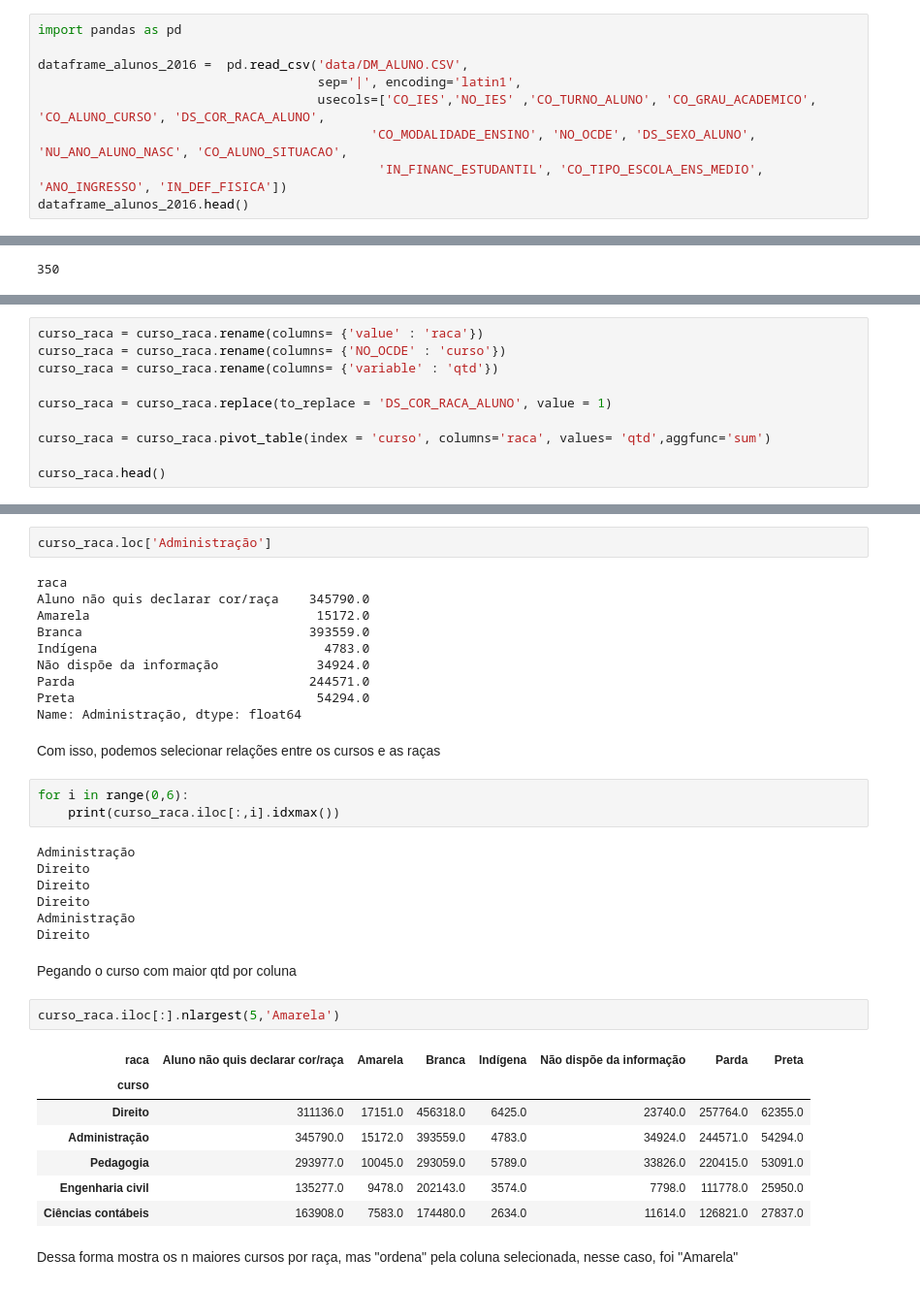
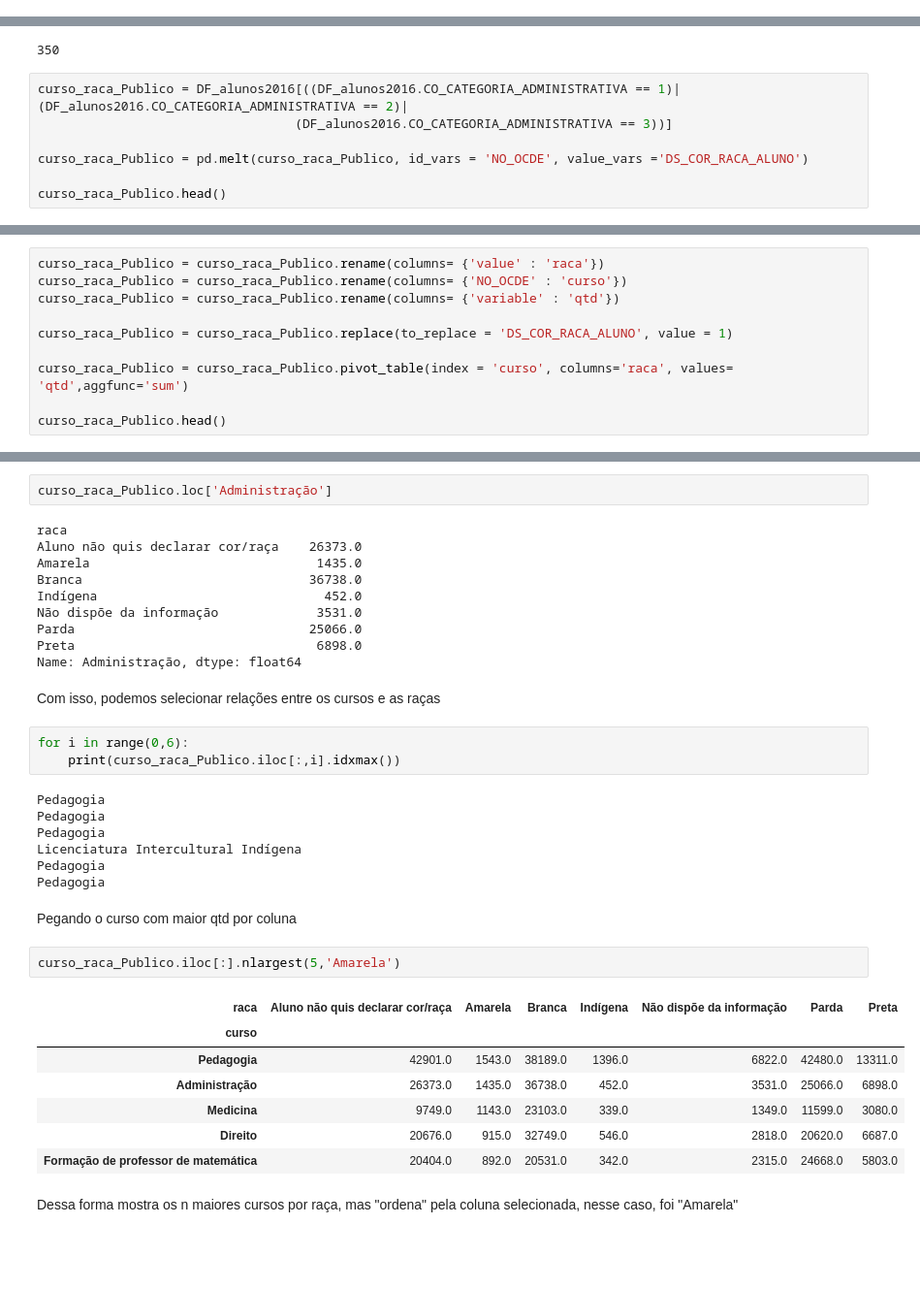
Before and after one commit to if1015-datascience-ufpe/2018-1-projeto-farm-lands, a Jupyter notebook: ass6.ipynb, the cells around one changed output, grey strips where cells are left out. Shown at 97% size. Saved outputs shown, nothing was run; the diff lists cells and outputs as text; blank space fills up the shorter version.

```diff
--- a/ass6.ipynb
+++ b/ass6.ipynb
@@ -12,12 +12,3 @@ if not os.path.exists("data"):
     !cd data && rm -r ANEXOS LEIA-ME DADOS FILTROS && rm microdados_censo_superior_2016.zip
 # %% [markdown]
 Coloquei em markdown porque tava demorando pra baixar, já que eu tinha os arquivos aqui... preferi deixar assim por enquanto
-# %%
-import pandas as pd
-
-dataframe_alunos_2016 =  pd.read_csv('data/DM_ALUNO.CSV',
-                                     sep='|', encoding='latin1',
-                                     usecols=['CO_IES','NO_IES' ,'CO_TURNO_ALUNO', 'CO_GRAU_ACADEMICO', 'CO_ALUNO_CURSO', 'DS_COR_RACA_ALUNO',
-                                            'CO_MODALIDADE_ENSINO', 'NO_OCDE', 'DS_SEXO_ALUNO', 'NU_ANO_ALUNO_NASC', 'CO_ALUNO_SITUACAO',
-                                             'IN_FINANC_ESTUDANTIL', 'CO_TIPO_ESCOLA_ENS_MEDIO', 'ANO_INGRESSO', 'IN_DEF_FISICA'])
-dataframe_alunos_2016.head()
@@ -49,3 +44,10 @@ qtd_cursos = len(DF_alunos2016.NO_OCDE.drop_duplicates())
 qtd_cursos
 # %% [output]
 350
+# %%
+curso_raca_Publico = DF_alunos2016[((DF_alunos2016.CO_CATEGORIA_ADMINISTRATIVA == 1)|(DF_alunos2016.CO_CATEGORIA_ADMINISTRATIVA == 2)|
+                                  (DF_alunos2016.CO_CATEGORIA_ADMINISTRATIVA == 3))]
+
+curso_raca_Publico = pd.melt(curso_raca_Publico, id_vars = 'NO_OCDE', value_vars ='DS_COR_RACA_ALUNO')
+
+curso_raca_Publico.head()
@@ -64,13 +74,13 @@ curso_raca.head()
 # %%
-curso_raca = curso_raca.rename(columns= {'value' : 'raca'})
-curso_raca = curso_raca.rename(columns= {'NO_OCDE' : 'curso'})
-curso_raca = curso_raca.rename(columns= {'variable' : 'qtd'})
+curso_raca_Publico = curso_raca_Publico.rename(columns= {'value' : 'raca'})
+curso_raca_Publico = curso_raca_Publico.rename(columns= {'NO_OCDE' : 'curso'})
+curso_raca_Publico = curso_raca_Publico.rename(columns= {'variable' : 'qtd'})
 
-curso_raca = curso_raca.replace(to_replace = 'DS_COR_RACA_ALUNO', value = 1)
+curso_raca_Publico = curso_raca_Publico.replace(to_replace = 'DS_COR_RACA_ALUNO', value = 1)
 
-curso_raca = curso_raca.pivot_table(index = 'curso', columns='raca', values= 'qtd',aggfunc='sum')
+curso_raca_Publico = curso_raca_Publico.pivot_table(index = 'curso', columns='raca', values= 'qtd',aggfunc='sum')
 
-curso_raca.head()
+curso_raca_Publico.head()
 # %% [output]
 | raca | Aluno não quis declarar cor/raça | Amarela | Branca | Indígena | Não dispõe da informação | Parda | Preta |
 | curso |  |  |  |  |  |  |  |
@@ -82,38 +110,38 @@ curso_raca.head()
 # %%
-curso_raca.loc['Administração']
+curso_raca_Publico.loc['Administração']
 # %% [output]
 raca
-Aluno não quis declarar cor/raça    345790.0
-Amarela                              15172.0
-Branca                              393559.0
-Indígena                              4783.0
-Não dispõe da informação             34924.0
-Parda                               244571.0
-Preta                                54294.0
+Aluno não quis declarar cor/raça    26373.0
+Amarela                              1435.0
+Branca                              36738.0
+Indígena                              452.0
+Não dispõe da informação             3531.0
+Parda                               25066.0
+Preta                                6898.0
 Name: Administração, dtype: float64
 # %% [markdown]
 Com isso, podemos selecionar relações entre os cursos e as raças
 # %%
 for i in range(0,6):
-    print(curso_raca.iloc[:,i].idxmax())
+    print(curso_raca_Publico.iloc[:,i].idxmax())
 # %% [output]
-Administração
-Direito
-Direito
-Direito
-Administração
-Direito
+Pedagogia
+Pedagogia
+Pedagogia
+Licenciatura Intercultural Indígena
+Pedagogia
+Pedagogia
 # %% [markdown]
 Pegando o curso com maior qtd por coluna
 # %%
-curso_raca.iloc[:].nlargest(5,'Amarela')
+curso_raca_Publico.iloc[:].nlargest(5,'Amarela')
 # %% [output]
 | raca | Aluno não quis declarar cor/raça | Amarela | Branca | Indígena | Não dispõe da informação | Parda | Preta |
 | curso |  |  |  |  |  |  |  |
-| Direito | 311136.0 | 17151.0 | 456318.0 | 6425.0 | 23740.0 | 257764.0 | 62355.0 |
-| Administração | 345790.0 | 15172.0 | 393559.0 | 4783.0 | 34924.0 | 244571.0 | 54294.0 |
-| Pedagogia | 293977.0 | 10045.0 | 293059.0 | 5789.0 | 33826.0 | 220415.0 | 53091.0 |
-| Engenharia civil | 135277.0 | 9478.0 | 202143.0 | 3574.0 | 7798.0 | 111778.0 | 25950.0 |
-| Ciências contábeis | 163908.0 | 7583.0 | 174480.0 | 2634.0 | 11614.0 | 126821.0 | 27837.0 |
+| Pedagogia | 42901.0 | 1543.0 | 38189.0 | 1396.0 | 6822.0 | 42480.0 | 13311.0 |
+| Administração | 26373.0 | 1435.0 | 36738.0 | 452.0 | 3531.0 | 25066.0 | 6898.0 |
+| Medicina | 9749.0 | 1143.0 | 23103.0 | 339.0 | 1349.0 | 11599.0 | 3080.0 |
+| Direito | 20676.0 | 915.0 | 32749.0 | 546.0 | 2818.0 | 20620.0 | 6687.0 |
+| Formação de professor de matemática | 20404.0 | 892.0 | 20531.0 | 342.0 | 2315.0 | 24668.0 | 5803.0 |
 # %% [markdown]
 Dessa forma mostra os n maiores cursos por raça, mas "ordena" pela coluna selecionada, nesse caso, foi "Amarela"
```
Also changed, not shown: parts of 24 cells of this notebook.
